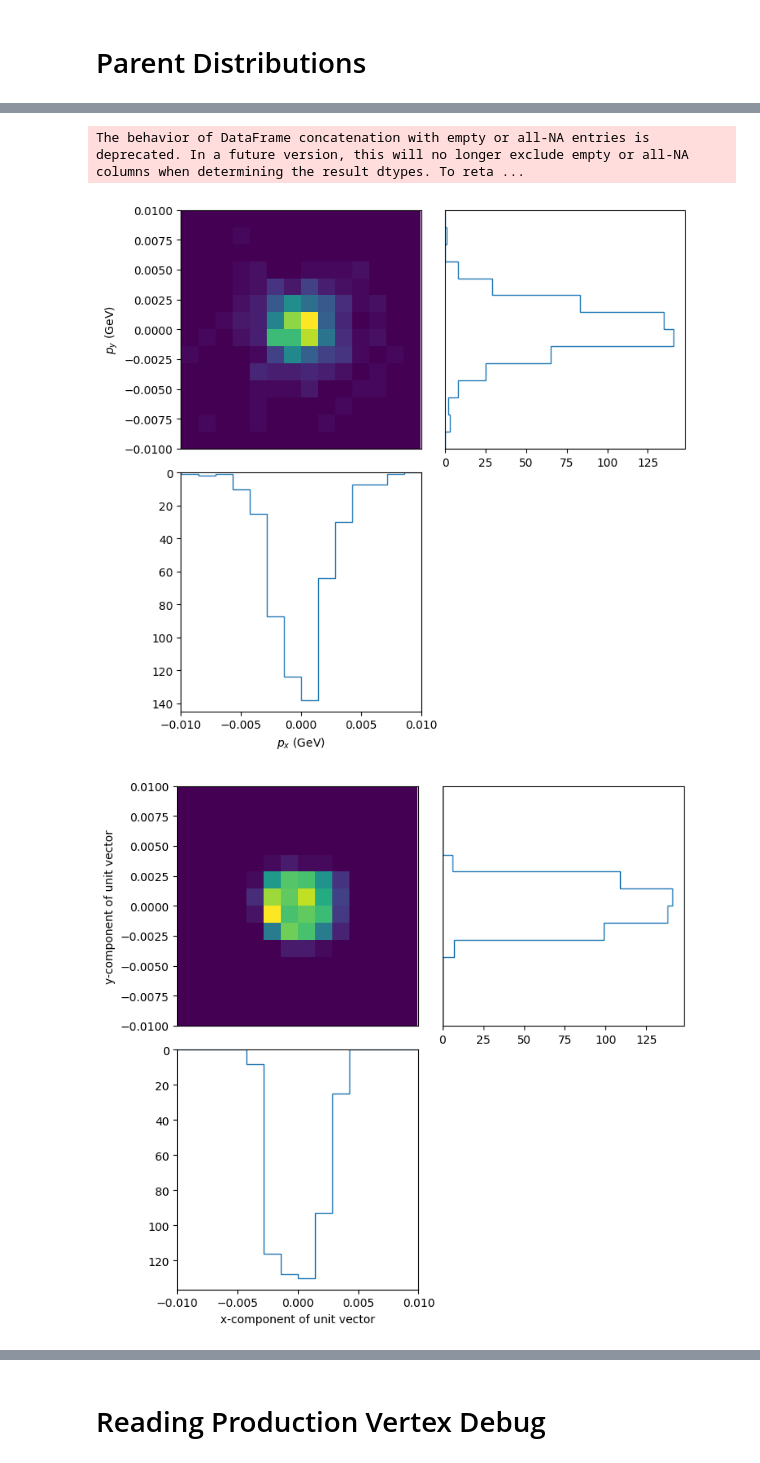
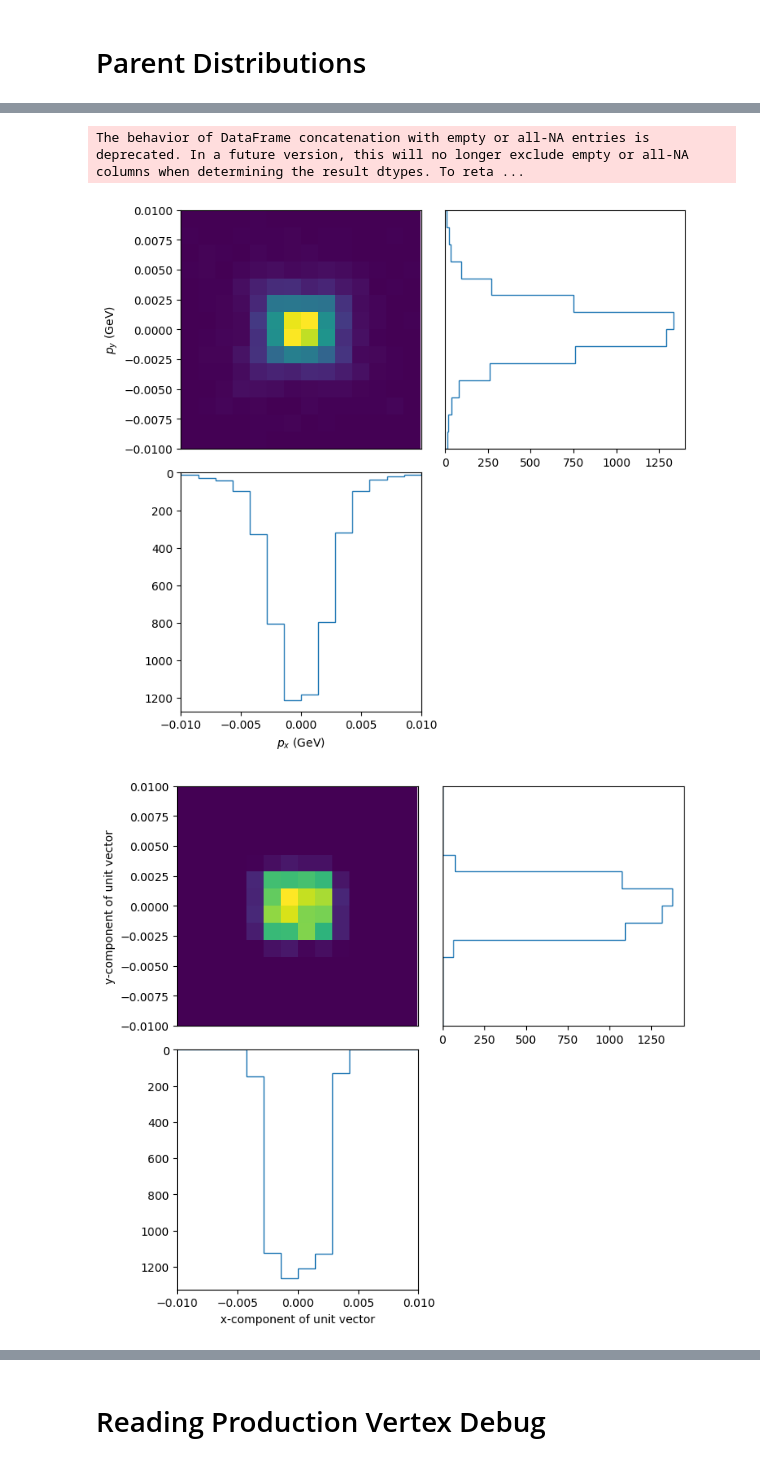
Before and after one commit to JoeBateman/uboone_epem_trident, a Jupyter notebook: hepmc_plotter.ipynb, the cells around one changed output, grey strips where cells are left out. Cells and saved outputs as stored; diff of their text form; code cells hidden in the pictures.

```diff
--- a/hepmc_plotter.ipynb
+++ b/hepmc_plotter.ipynb
@@ -440,9 +514,9 @@ energy_nu_bin_centers = np.diff(BNB_energy_nu_bins)/2 + BNB_energy_nu_bins[:-1]
 n_ebins = len(BNB_energy_nu_bins) - 1
 
 probs_E = EvsZ.sum(axis=1)
-# E_nu = np.array([np.random.choice(energy_nu_bin_centers, size=1000, p=probs_E / probs_E.sum())[0] for i in range(100000)])
+E_nu = np.array([np.random.choice(energy_nu_bin_centers, size=1000, p=probs_E / probs_E.sum())[0] for i in range(100000)])
 # E_nu = trident_epem.groupby('Event').first()['E'].values
-E_nu = trident_epem.query('State == 4 & PDG != 1000180400')['E'].values
+# E_nu = trident_epem.query('State == 4 & PDG != 1000180400')['E'].values
 # %%
 e_bins = np.searchsorted(BNB_energy_nu_bins, E_nu, side='right')-1
 
@@ -489,8 +625,6 @@ Index(['Event', 'State', 'PDG', 'px', 'py', 'pz', 'E', 'vtx_x', 'vtx_y',
 # %%
-df = hepmc_to_df('outputs/numu_epem_500.hepmc')
-TPC_only = 'vtx_x >= 0 & vtx_x <= 256.35 & vtx_y >= -116.3 & vtx_y <= 116.3 & vtx_z >= 0 & vtx_z <= 1036.8'
-
-parent_nus = df.query('State == 4 & PDG != 1000180400 & ' + TPC_only)
+df = hepmc_to_df('outputs/numu_epem_5000.hepmc')
+parent_nus = df.query('State >= 3 & PDG != 1000180400')
 
 
 ref_vec = np.array([0, 0, 1])# z-axis
@@ -540,35 +674,35 @@ plt.subplots_adjust(hspace=0.1, wspace=0.1)
 
 plt.sca(ax[0,0])
 plt.hist2d(unit_vectors[:,0], unit_vectors[:,1], bins=[bins, bins])
 plt.xlim(np.min(bins), np.max(bins))
 plt.ylim(np.min(bins), np.max(bins))
 plt.axis('equal')
 
 plt.ylabel('y-component of unit vector')
 # plt.colorbar(label='Counts')
 
 plt.sca(ax[1,0])
 ax[1,0].yaxis.set_inverted(True)
 plt.hist(unit_vectors[:,0], bins=bins, histtype='step', label='x-component')
 
 plt.xlabel('x-component of unit vector')
 plt.xlim(np.min(bins), np.max(bins))
 plt.sca(ax[0,1])
 plt.hist(unit_vectors[:,1], bins=bins, histtype='step', label='y-component', orientation='horizontal')
 plt.ylim(np.min(bins), np.max(bins))
 
 ax[0,0].get_xaxis().set_visible(False)
 ax[0,1].get_yaxis().set_visible(False)
 # plt.legend()
 # plt.xlabel('Momentum fraction')
 # plt.ylabel('Counts')
 ax[1,1].axis('off')
 
 plt.show()
 # %% [output]
 The behavior of DataFrame concatenation with empty or all-NA entries is deprecated. In a future version, this will no longer exclude empty or all-NA columns when determining the result dtypes. To reta ...
-[figure, old version]
+[figure, new version]
-[figure, old version]
+[figure, new version]
 # %%
 mean_x, uncert_x = np.mean(vectors[:,0]), np.std(vectors[:,0])
 mean_y, uncert_y = np.mean(vectors[:,1]), np.std(vectors[:,1])
```
Also changed, not shown: parts of 25 cells of this notebook.
